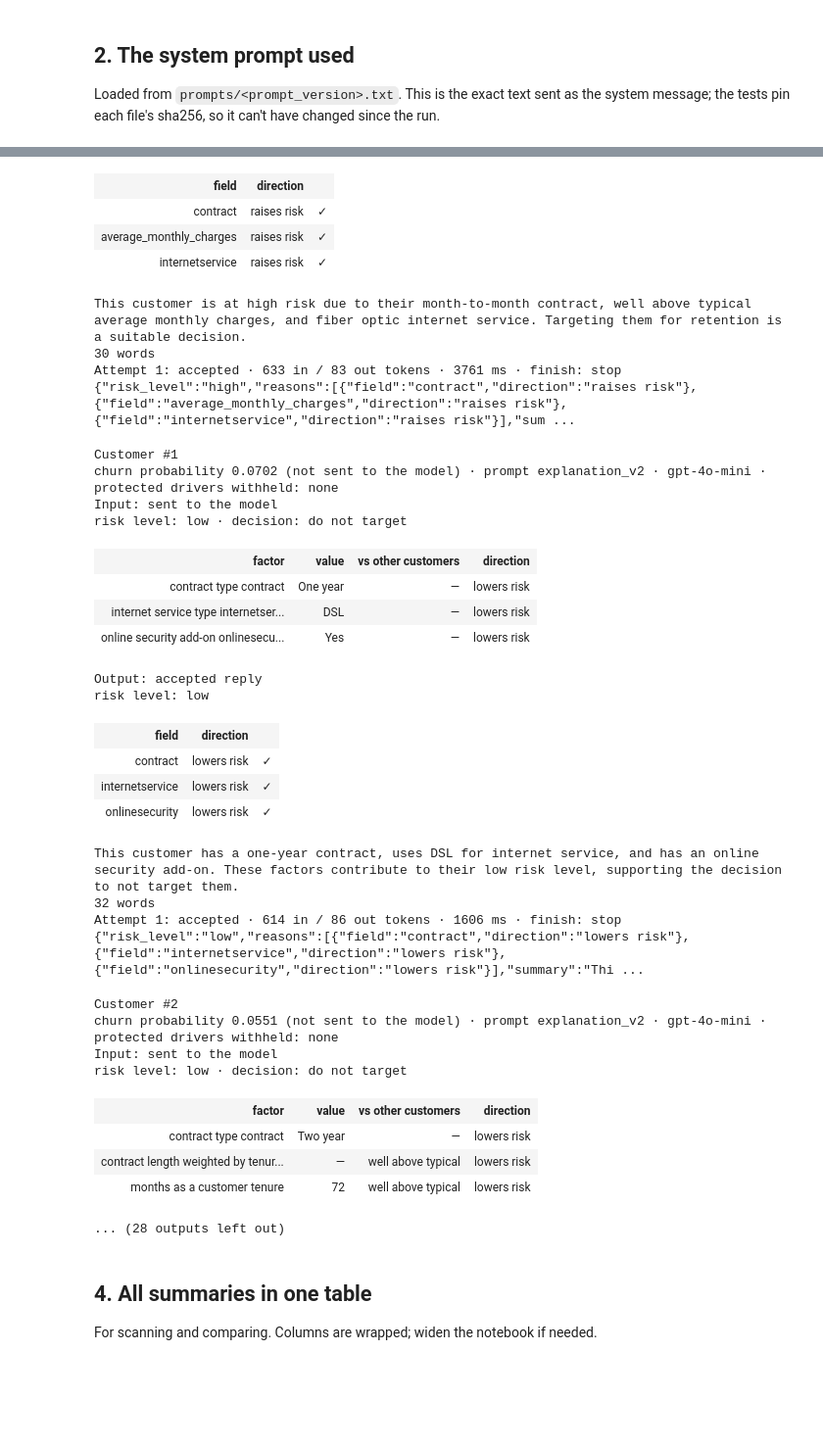
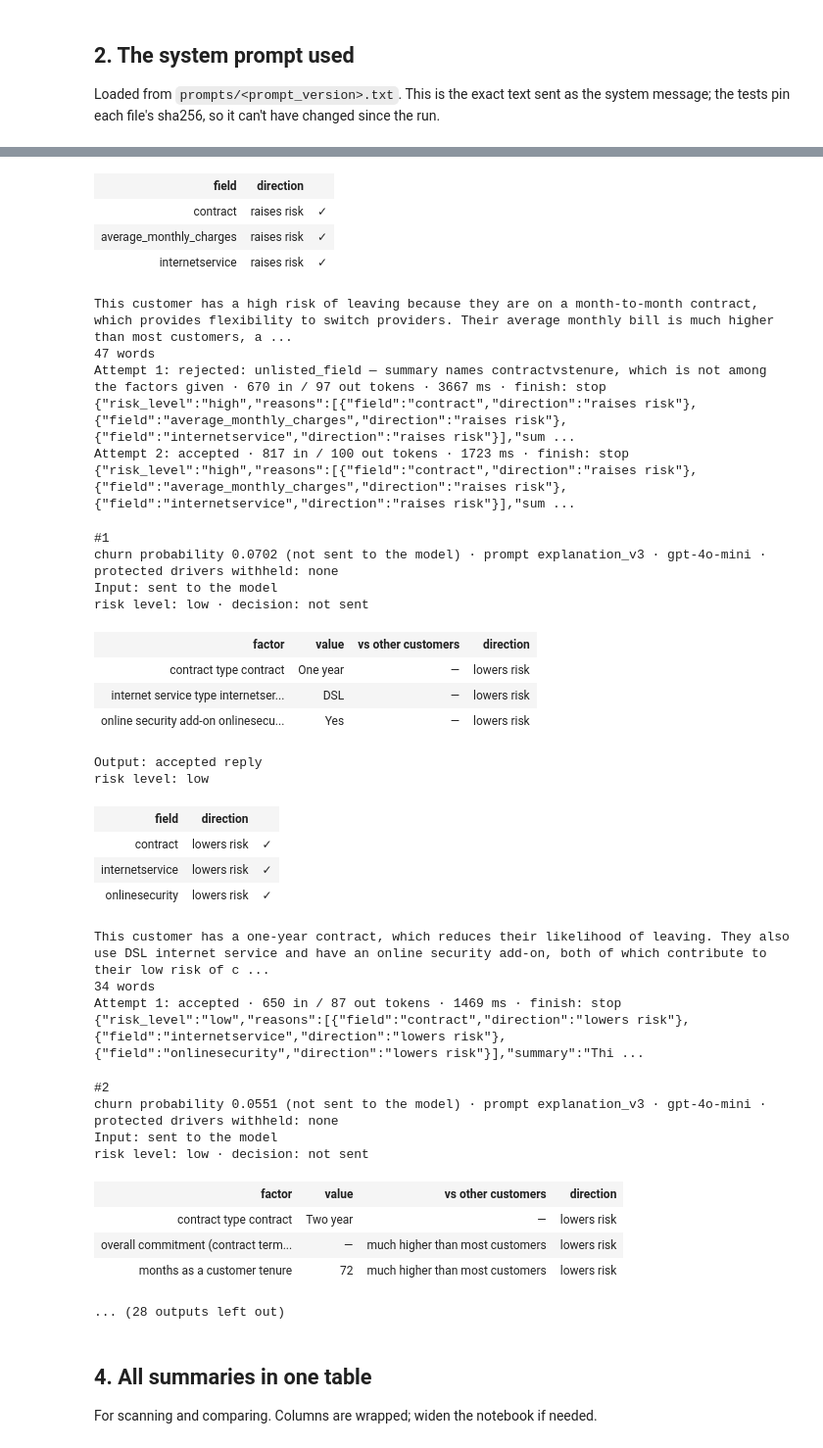
Before and after one commit to faridqul/telco-churn-retention, a Jupyter notebook: LLMcalls.ipynb, the cells around one changed output, grey strips where cells are left out. Shown at 98% size. Cells and saved outputs as stored; diff of their text form; code cells hidden in the pictures; blank space fills up the shorter version.

```diff
--- a/LLMcalls.ipynb
+++ b/LLMcalls.ipynb
@@ -206,9 +212,13 @@ def attempt_block(attempt):
             f'<pre>{esc(attempt["text"])}</pre></div>')
 
 
+def case_name(i):
+    return results[i].get("case", f"#{i}")
+
+
 def customer_card(i):
     r = results[i]
-    payload = r["payload"]
+    sent = narrate.sent_payload(payload := r["payload"], r["prompt_version"])
     structured = r["structured"]
     if structured is not None:
         output = (f"<p>risk level: <b>{esc(structured['risk_level'])}</b></p>"
@@ -220,14 +230,16 @@ def customer_card(i):
     omitted = ", ".join(payload["protected_drivers_omitted"]) or "none"
     return f"""
     <div class="llm-card">
-      <h3>Customer #{i}</h3>
+      <h3>{esc(case_name(i))}</h3>
       <div class="llm-meta">churn probability {r['churn_probability']:.4f} (not sent to the model) ·
         prompt {esc(r['prompt_version'])} · {esc(r['model'])} ·
         protected drivers withheld: {esc(omitted)}</div>
       <div class="llm-cols">
         <div class="llm-col"><h4>Input: sent to the model</h4>
-          <p>risk level: <b>{esc(payload['risk_level'])}</b> · decision: <b>{esc(payload['decision'])}</b></p>
-          {factor_rows(payload['factors'])}
+          <p>risk level: <b>{esc(sent['risk_level'])}</b>{
+            f" · decision: <b>{esc(sent['decision'])}</b>" if "decision" in sent
+            else " · decision: <i>not sent</i>"}</p>
+          {factor_rows(sent['factors'])}
         </div>
         <div class="llm-col"><h4>Output: accepted reply</h4>{output}</div>
       </div>
@@ -248,40 +260,42 @@ risk level: high · decision: target for retention
 | internet service type internetser... | Fiber optic | — | raises risk |
 Output: accepted reply
 risk level: high
 | field | direction |  |
 | contract | raises risk | ✓ |
 | average_monthly_charges | raises risk | ✓ |
 | internetservice | raises risk | ✓ |
-This customer is at high risk due to their month-to-month contract, well above typical average monthly charges, and fiber optic internet service. Targeting them for retention is a suitable decision.
-30 words
-Attempt 1: accepted · 633 in / 83 out tokens · 3761 ms · finish: stop
+This customer has a high risk of leaving because they are on a month-to-month contract, which provides flexibility to switch providers. Their average monthly bill is much higher than most customers, a ...
+47 words
+Attempt 1: rejected: unlisted_field — summary names contractvstenure, which is not among the factors given · 670 in / 97 out tokens · 3667 ms · finish: stop
 {"risk_level":"high","reasons":[{"field":"contract","direction":"raises risk"},{"field":"average_monthly_charges","direction":"raises risk"},{"field":"internetservice","direction":"raises risk"}],"sum ...
+Attempt 2: accepted · 817 in / 100 out tokens · 1723 ms · finish: stop
+{"risk_level":"high","reasons":[{"field":"contract","direction":"raises risk"},{"field":"average_monthly_charges","direction":"raises risk"},{"field":"internetservice","direction":"raises risk"}],"sum ...
-Customer #1
-churn probability 0.0702 (not sent to the model) · prompt explanation_v2 · gpt-4o-mini · protected drivers withheld: none
+#1
+churn probability 0.0702 (not sent to the model) · prompt explanation_v3 · gpt-4o-mini · protected drivers withheld: none
 Input: sent to the model
-risk level: low · decision: do not target
+risk level: low · decision: not sent
 | factor | value | vs other customers | direction |
 | contract type contract | One year | — | lowers risk |
 | internet service type internetser... | DSL | — | lowers risk |
 | online security add-on onlinesecu... | Yes | — | lowers risk |
 Output: accepted reply
 risk level: low
 | field | direction |  |
 | contract | lowers risk | ✓ |
 | internetservice | lowers risk | ✓ |
 | onlinesecurity | lowers risk | ✓ |
-This customer has a one-year contract, uses DSL for internet service, and has an online security add-on. These factors contribute to their low risk level, supporting the decision to not target them.
-32 words
-Attempt 1: accepted · 614 in / 86 out tokens · 1606 ms · finish: stop
+This customer has a one-year contract, which reduces their likelihood of leaving. They also use DSL internet service and have an online security add-on, both of which contribute to their low risk of c ...
+34 words
+Attempt 1: accepted · 650 in / 87 out tokens · 1469 ms · finish: stop
 {"risk_level":"low","reasons":[{"field":"contract","direction":"lowers risk"},{"field":"internetservice","direction":"lowers risk"},{"field":"onlinesecurity","direction":"lowers risk"}],"summary":"Thi ...
-Customer #2
-churn probability 0.0551 (not sent to the model) · prompt explanation_v2 · gpt-4o-mini · protected drivers withheld: none
+#2
+churn probability 0.0551 (not sent to the model) · prompt explanation_v3 · gpt-4o-mini · protected drivers withheld: none
 Input: sent to the model
-risk level: low · decision: do not target
+risk level: low · decision: not sent
 | factor | value | vs other customers | direction |
 | contract type contract | Two year | — | lowers risk |
-| contract length weighted by tenur... | — | well above typical | lowers risk |
-| months as a customer tenure | 72 | well above typical | lowers risk |
+| overall commitment (contract term... | — | much higher than most customers | lowers risk |
+| months as a customer tenure | 72 | much higher than most customers | lowers risk |
 ... (28 outputs left out)
 # %% [markdown]
 ## 4. All summaries in one table
```
Also changed, not shown: parts of 16 cells of this notebook, 7 other files.
